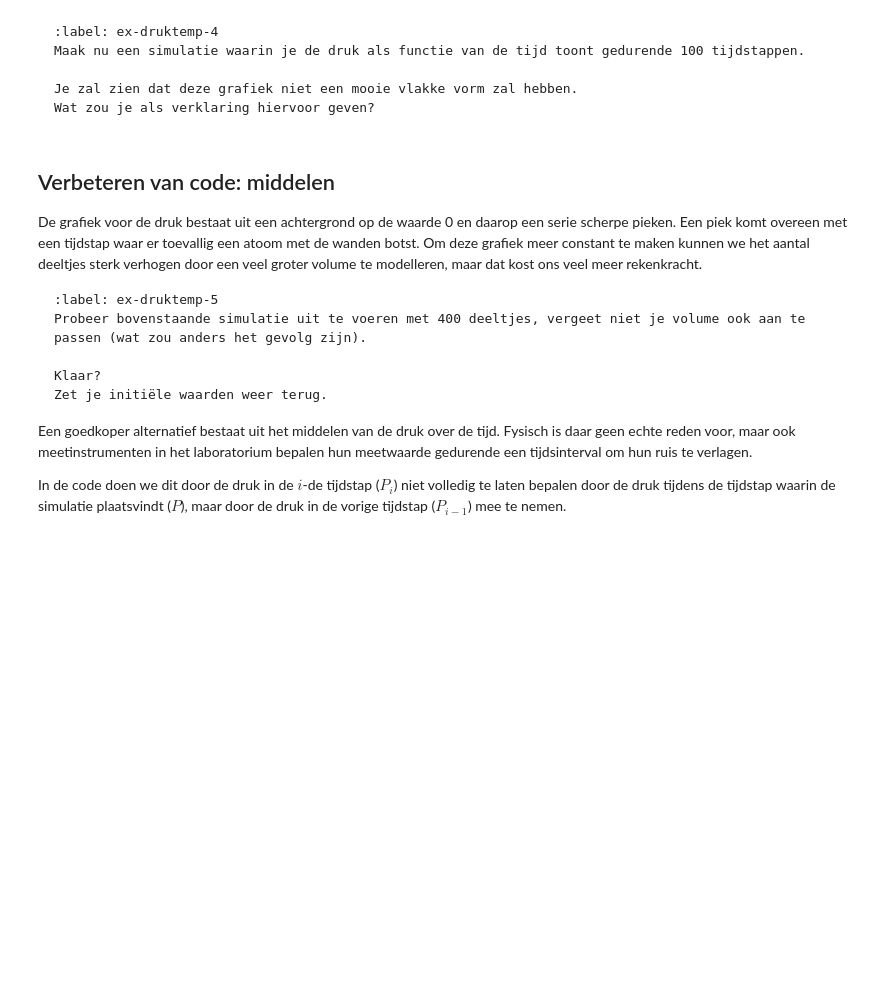
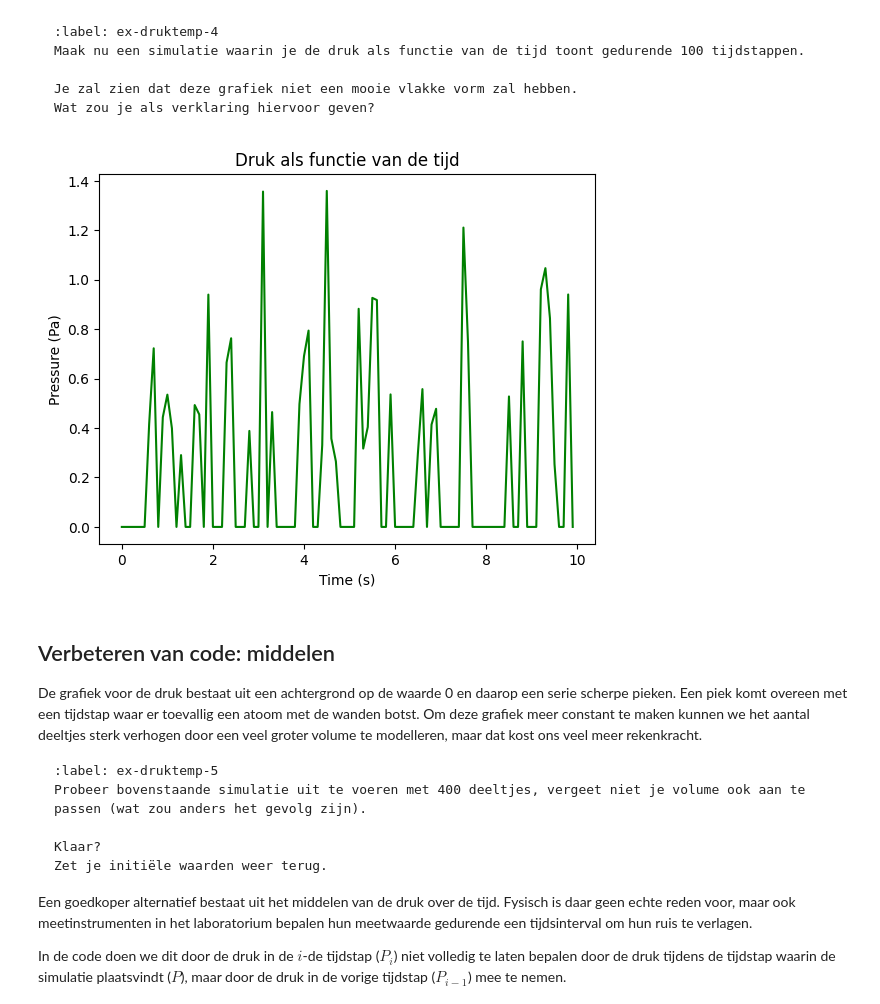
Before and after one commit to JanvandePoll/repository-jan, a Jupyter notebook: 5_druktemp.ipynb, the cells around one changed output. Saved outputs shown, nothing was run; the diff lists cells and outputs as text; code cells hidden in the pictures; blank space fills up the shorter version.

````diff
--- a/5_druktemp.ipynb
+++ b/5_druktemp.ipynb
@@ -297,8 +317,25 @@ Wat zou je als verklaring hiervoor geven?
 ```
 # %%
 # Geef je oplossing
+pressure_values = np.zeros(100, dtype=float)
+times = np.arange(100) * DT   # tijd in seconden
 
+particles = []
+create_particles(particles)
+
+for i in range(100):
+    take_time_step(particles)
+    pressure_values[i] = pressure
+
+plt.figure()
+plt.xlabel('Time (s)')
+plt.ylabel('Pressure (Pa)')   # druk in SI-eenheden
+plt.plot(times, pressure_values, color='green')
+plt.title('Druk als functie van de tijd')
+plt.show()
 #your code/answer
+# %% [output]
+[figure, added]
 # %% [markdown]
 ## Verbeteren van code: middelen
 
````
Also changed, not shown: parts of 7 cells of this notebook.
